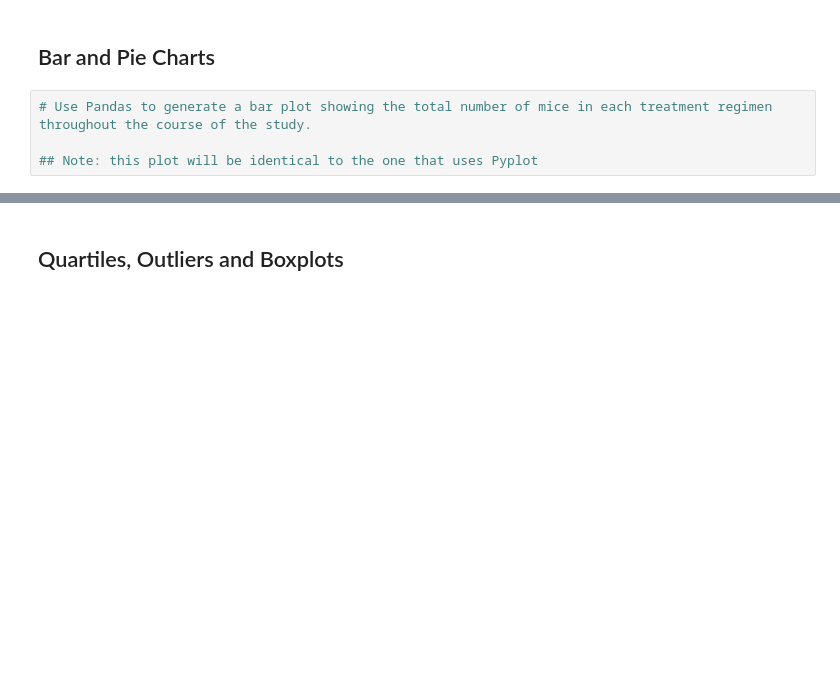
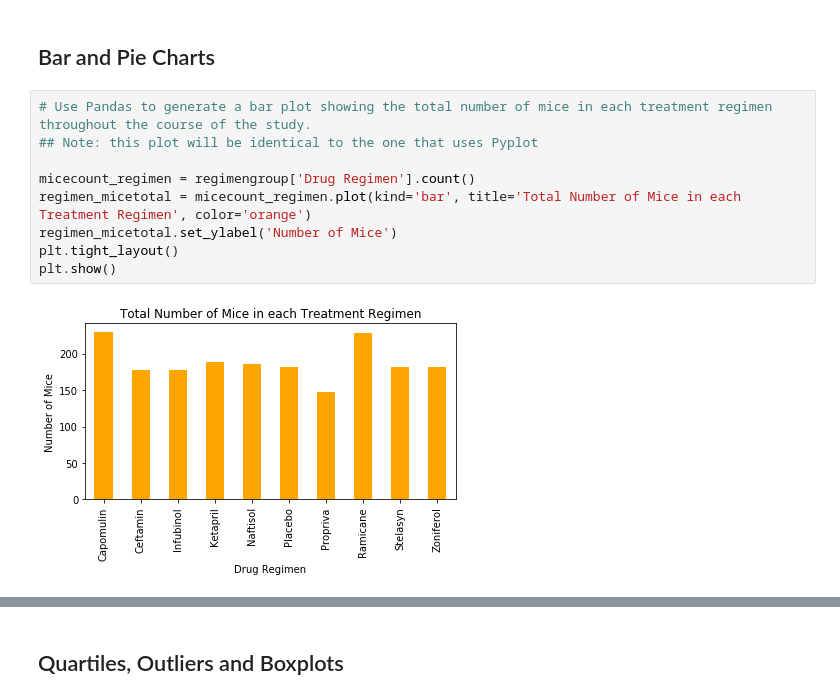
Before and after one commit to ckunakom/matplotlib-challenge, a Jupyter notebook: Pymaceuticals analysis.ipynb, the cells around one changed output, grey strips where cells are left out. Drawn from its saved outputs; the diff is of its cells as text; blank space fills up the shorter version.

```diff
--- a/Pymaceuticals analysis.ipynb
+++ b/Pymaceuticals analysis.ipynb
@@ -118,7 +132,14 @@ regimengroup.agg({'Tumor Volume (mm3)': ['mean', 'median', 'var', 'std', 's']})
 ## Bar and Pie Charts
 # %%
 # Use Pandas to generate a bar plot showing the total number of mice in each treatment regimen throughout the course of the study.
+## Note: this plot will be identical to the one that uses Pyplot
 
-## Note: this plot will be identical to the one that uses Pyplot
+micecount_regimen = regimengroup['Drug Regimen'].count()
+regimen_micetotal = micecount_regimen.plot(kind='bar', title='Total Number of Mice in each Treatment Regimen', color='orange')
+regimen_micetotal.set_ylabel('Number of Mice')
+plt.tight_layout()
+plt.show()
+# %% [output]
+[figure, added]
 # %%
 # Use Pyplot to generate a bar plot showing the total number of mice treatment in each treatment regimen throughout the course of the study.
```
Also changed, not shown: parts of 14 cells of this notebook.
